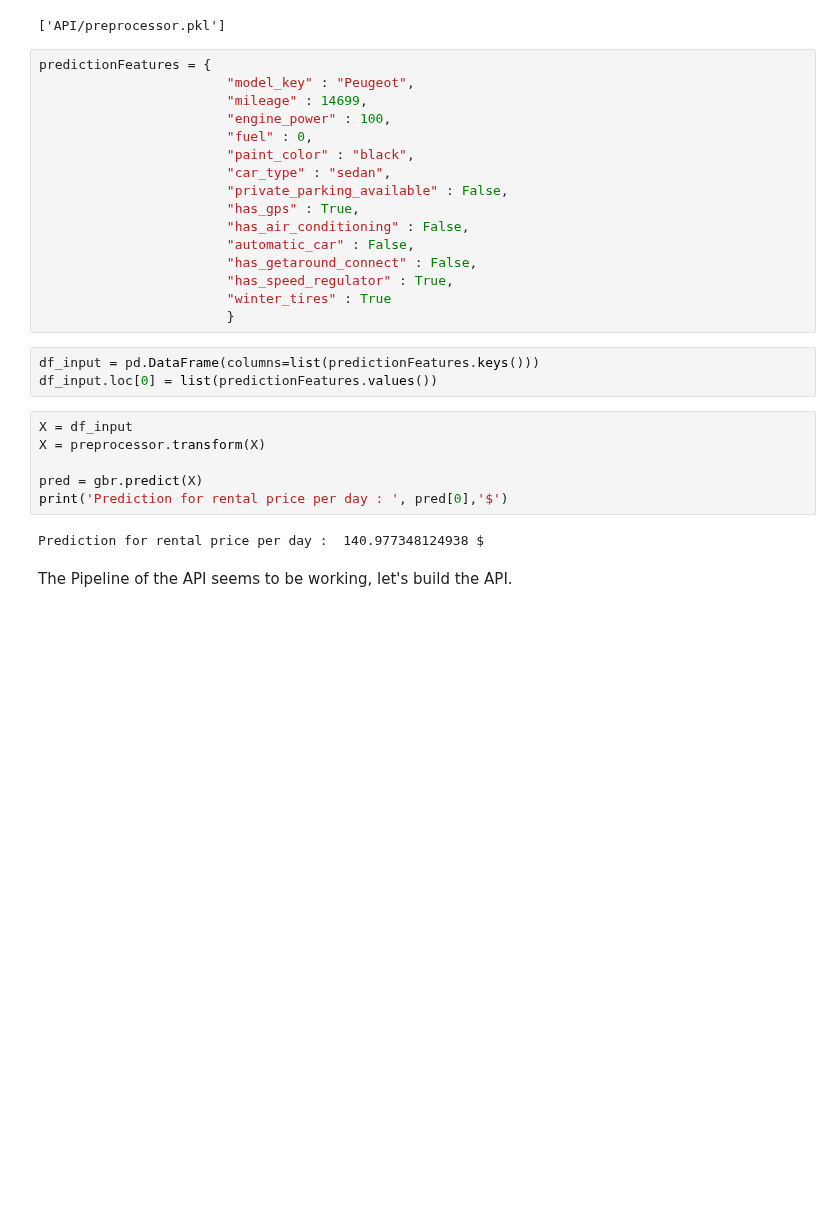
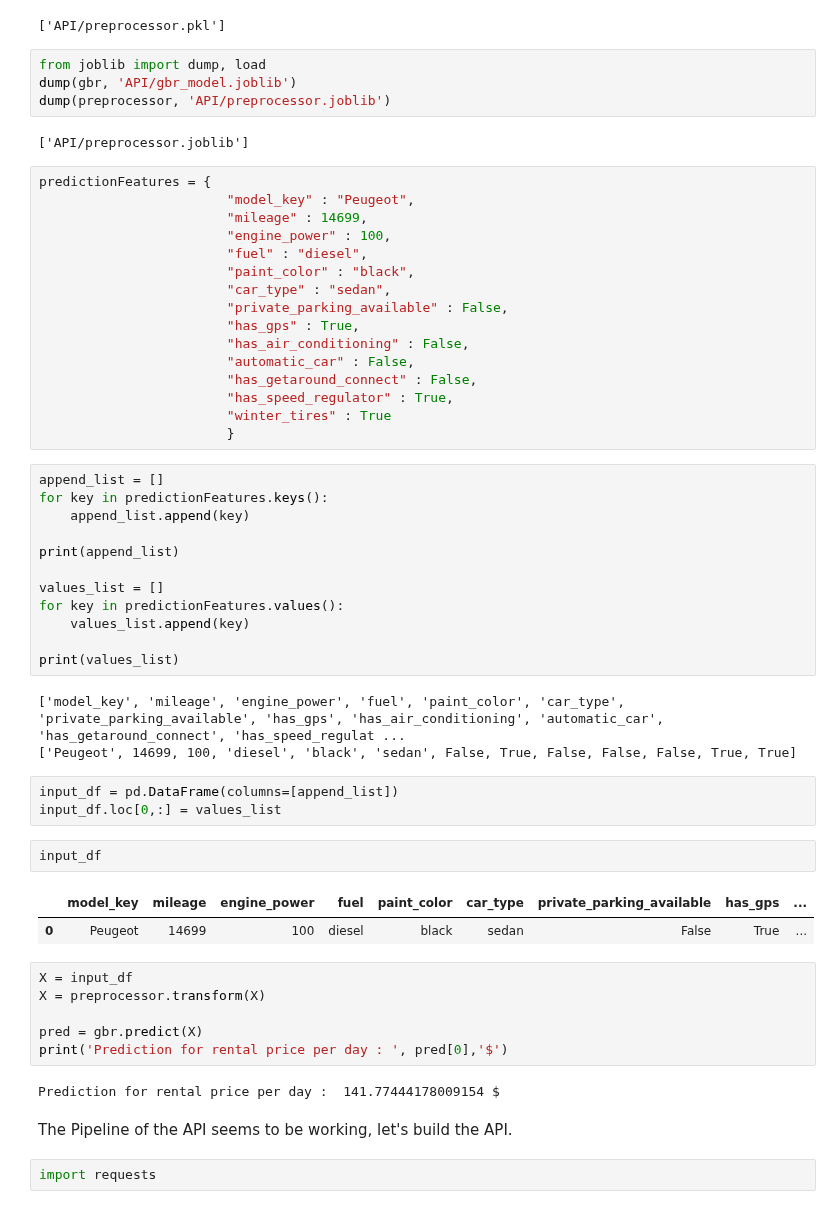
Before and after one commit to Swellisgood/fullstack-data-certification, a Jupyter notebook: BLOC_5_getaround_analysis/Model_Notebook.ipynb, the cells around one changed output. Saved outputs shown, nothing was run; the diff lists cells and outputs as text; blank space fills up the shorter version.

Commit message:
additional fixes + joblib added

```diff
--- a/BLOC_5_getaround_analysis/Model_Notebook.ipynb
+++ b/BLOC_5_getaround_analysis/Model_Notebook.ipynb
@@ -152,12 +174,18 @@ joblib.dump(gbr,'API/gbr_model.pkl')
 joblib.dump(preprocessor,'API/preprocessor.pkl')
 # %% [output]
 ['API/preprocessor.pkl']
+# %%
+from joblib import dump, load
+dump(gbr, 'API/gbr_model.joblib')
+dump(preprocessor, 'API/preprocessor.joblib')
+# %% [output]
+['API/preprocessor.joblib']
 # %%
 predictionFeatures = {
                         "model_key" : "Peugeot",
                         "mileage" : 14699,
                         "engine_power" : 100,
-                        "fuel" : 0,
+                        "fuel" : "diesel",
                         "paint_color" : "black",
                         "car_type" : "sedan",
                         "private_parking_available" : False,
@@ -168,17 +196,39 @@ predictionFeatures = {
                         "has_speed_regulator" : True,
                         "winter_tires" : True
                         }
+# %%
+append_list = []
+for key in predictionFeatures.keys():
+    append_list.append(key)
+
+print(append_list)
+
+values_list = []
+for key in predictionFeatures.values():
+    values_list.append(key)
+
+print(values_list)
+# %% [output]
+['model_key', 'mileage', 'engine_power', 'fuel', 'paint_color', 'car_type', 'private_parking_available', 'has_gps', 'has_air_conditioning', 'automatic_car', 'has_getaround_connect', 'has_speed_regulat ...
+['Peugeot', 14699, 100, 'diesel', 'black', 'sedan', False, True, False, False, False, True, True]
 # %%
-df_input = pd.DataFrame(columns=list(predictionFeatures.keys()))
-df_input.loc[0] = list(predictionFeatures.values())
+input_df = pd.DataFrame(columns=[append_list])
+input_df.loc[0,:] = values_list
+# %%
+input_df
+# %% [output]
+|  | model_key | mileage | engine_power | fuel | paint_color | car_type | private_parking_available | has_gps | ... |
+| 0 | Peugeot | 14699 | 100 | diesel | black | sedan | False | True | ... |
 # %%
-X = df_input
+X = input_df
 X = preprocessor.transform(X)
 
 pred = gbr.predict(X)
 print('Prediction for rental price per day : ', pred[0],'$')
 # %% [output]
-Prediction for rental price per day :  140.977348124938 $
+Prediction for rental price per day :  141.77444178009154 $
 # %% [markdown]
 The Pipeline of the API seems to be working, let's build the API.
+# %%
+import requests
 # %%
```
Also changed, not shown: parts of 20 cells of this notebook, 3 other files.
